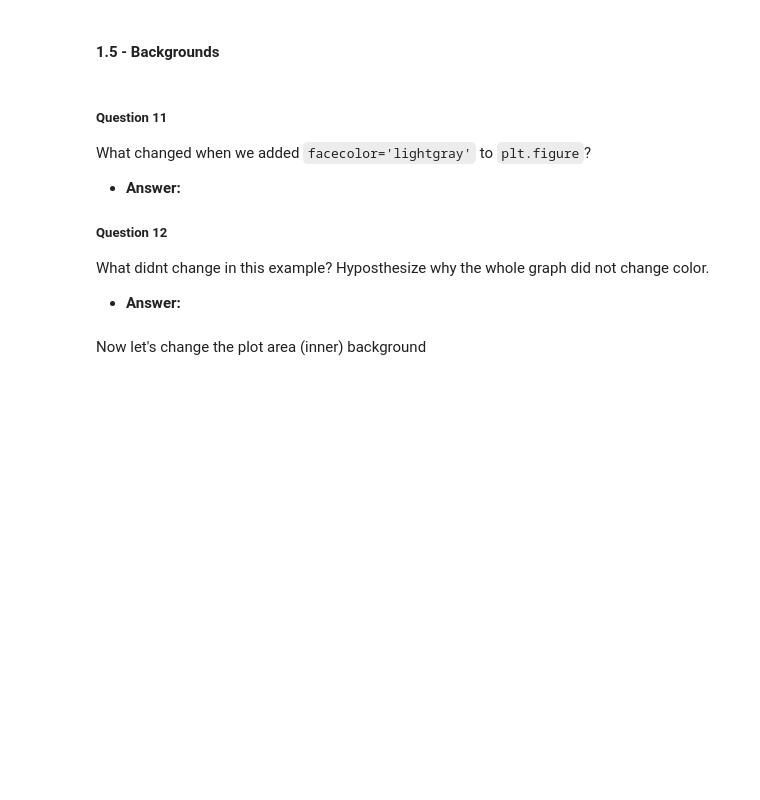
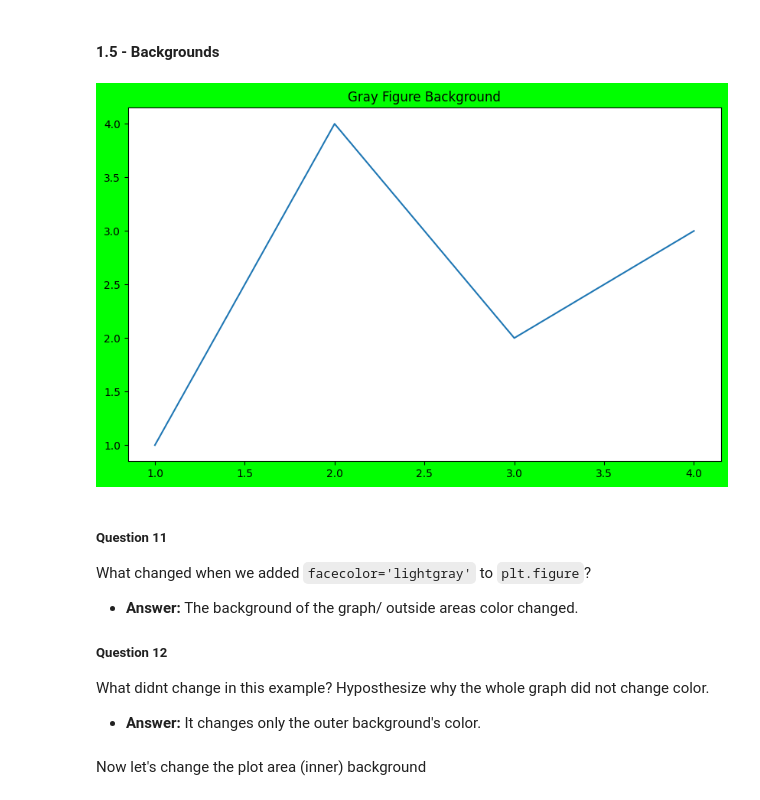
Before and after one commit to Wazih-Taosif/unit-3-ai, a Jupyter notebook: 02-intro/intro-to-notebooks.ipynb, the cells around one changed output. Drawn from its saved outputs; the diff is of its cells as text; code cells hidden in the pictures; blank space fills up the shorter version.

```diff
--- a/02-intro/intro-to-notebooks.ipynb
+++ b/02-intro/intro-to-notebooks.ipynb
@@ -195,18 +212,21 @@ What does the functions `xlabel` and `ylabel` do? Try commenting them out.
 # %% [markdown]
 #### 1.5 - Backgrounds
 # %%
-plt.figure(figsize=(10, 6), facecolor='lightgray')
+plt.figure(figsize=(10, 6), facecolor='lime')
 plt.plot([1, 2, 3, 4], [1, 4, 2, 3])
 plt.title('Gray Figure Background')
 plt.show()
+# %% [output]
+[figure, added]
 # %% [markdown]
 ##### Question 11
 What changed when we added `facecolor='lightgray'` to `plt.figure`?
 - **Answer:**
-
+The background of the graph/ outside areas color changed.
 ##### Question 12
 What didnt change in this example? Hyposthesize why the whole graph did not change color.
 - **Answer:**
+It changes only the outer background's color.
 # %% [markdown]
 Now let's change the plot area (inner) background
 # %%
```
Also changed, not shown: parts of 17 cells of this notebook, 4 other files.
